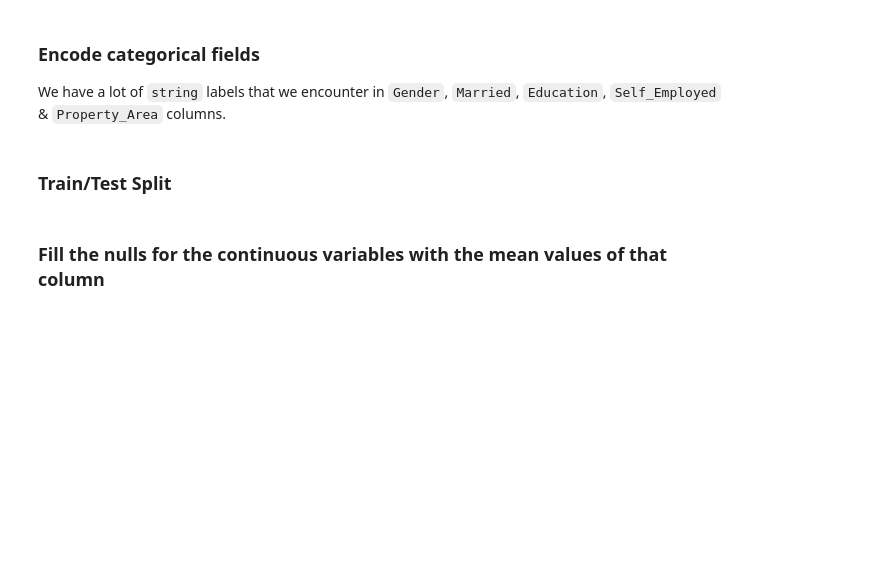
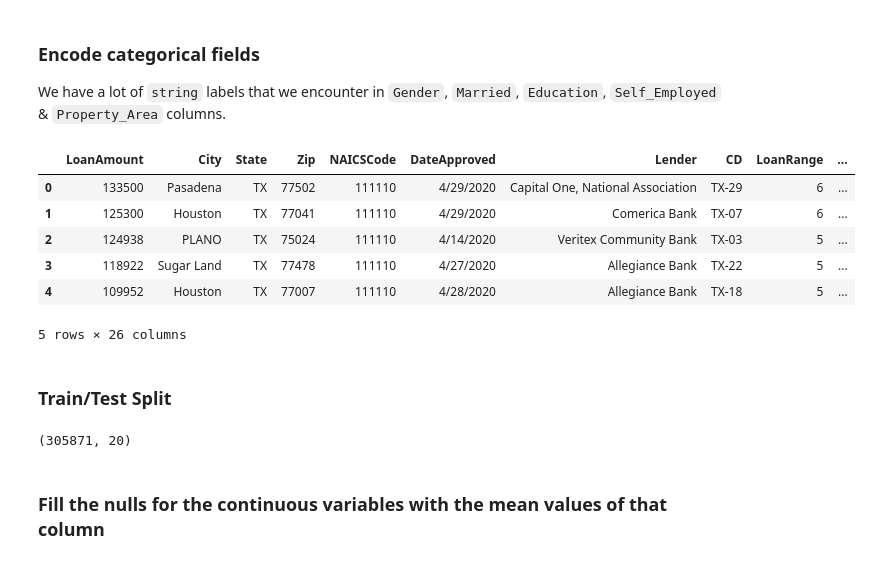
Before and after one commit to jinahporter/project3, a Jupyter notebook: PPP.ipynb, the cells around one changed output. Drawn from its saved outputs; the diff is of its cells as text; code cells hidden in the pictures; blank space fills up the shorter version.

```diff
--- a/PPP.ipynb
+++ b/PPP.ipynb
@@ -184,33 +198,43 @@ pd.merge(data, naics, left_on='NAICSCode', right_on='NAICS 1 Code')
 We have a lot of `string` labels that we encounter in `Gender`, `Married`, `Education`, `Self_Employed` & `Property_Area` columns.
 # %%
 # create dictionaries to map fields to numeric values
-gender_values = {'Female' : 0, 'Male' : 1}
-married_values = {'No' : 0, 'Yes' : 1}
-education_values = {'Graduate' : 0, 'Not Graduate' : 1}
-employed_values = {'No' : 0, 'Yes' : 1}
-dependent_values = {'3+': 3, '0': 0, '2': 2, '1': 1}
-target_values = {'Y':1, 'N':0}
+# gender_values = {'Female' : 0, 'Male' : 1}
+# married_values = {'No' : 0, 'Yes' : 1}
+# education_values = {'Graduate' : 0, 'Not Graduate' : 1}
+# employed_values = {'No' : 0, 'Yes' : 1}
+# dependent_values = {'3+': 3, '0': 0, '2': 2, '1': 1}
+# target_values = {'Y':1, 'N':0}
 
-# replace values in each column according to the dictionaries above
-data.replace({'Gender': gender_values, 'Married': married_values, 'Education': education_values, \
-                'Self_Employed': employed_values, 'Dependents': dependent_values, 'Loan_Status': target_values}, inplace=True)
+# # replace values in each column according to the dictionaries above
+# data.replace({'Gender': gender_values, 'Married': married_values, 'Education': education_values, \
+#                 'Self_Employed': employed_values, 'Dependents': dependent_values, 'Loan_Status': target_values}, inplace=True)
 
 # Get dummy variables for nominal property column
-clean_data = pd.get_dummies(data, columns=["Property_Area"])
+clean_data = pd.get_dummies(data, columns=["BusinessType"])
 
 clean_data.head()
+# %% [output]
+|  | LoanAmount | City | State | Zip | NAICSCode | DateApproved | Lender | CD | LoanRange | ... |
+| 0 | 133500 | Pasadena | TX | 77502 | 111110 | 4/29/2020 | Capital One, National Association | TX-29 | 6 | ... |
+| 1 | 125300 | Houston | TX | 77041 | 111110 | 4/29/2020 | Comerica Bank | TX-07 | 6 | ... |
+| 2 | 124938 | PLANO | TX | 75024 | 111110 | 4/14/2020 | Veritex Community Bank | TX-03 | 5 | ... |
+| 3 | 118922 | Sugar Land | TX | 77478 | 111110 | 4/27/2020 | Allegiance Bank | TX-22 | 5 | ... |
+| 4 | 109952 | Houston | TX | 77007 | 111110 | 4/28/2020 | Allegiance Bank | TX-18 | 5 | ... |
+5 rows × 26 columns
 # %% [markdown]
 ### Train/Test Split
 # %%
 # store the target variable in y and everything else goes in X
-y = clean_data['Loan_Status']
+y = clean_data['Lender']
 
 # we're also dropping Load_ID because it adds no value to the prediction
-X = clean_data.drop(['Loan_ID', 'Loan_Status'], axis=1)
+X = clean_data.drop(['LoanAmount', 'City', 'DateApproved', 'CD', 'State', 'Lender'], axis=1)
 
 X_train, X_test, y_train, y_test = train_test_split(X, y, test_size=0.25, random_state=3)
 
 X_train.shape
+# %% [output]
+(305871, 20)
 # %% [markdown]
 ### Fill the nulls for the continuous variables with the mean values of that column
 # %%
```
Also changed, not shown: parts of 6 cells of this notebook, 3 other files.
